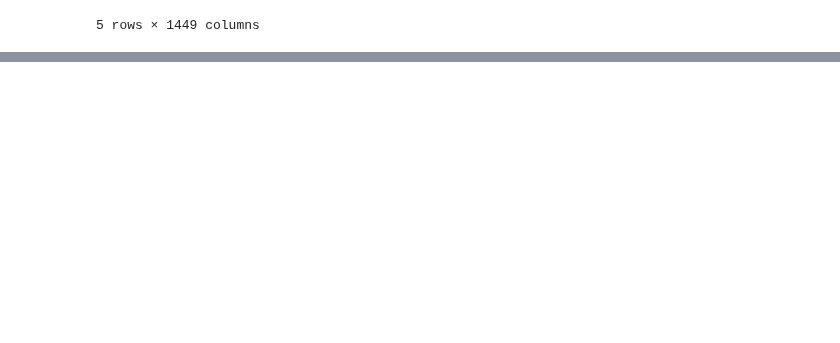
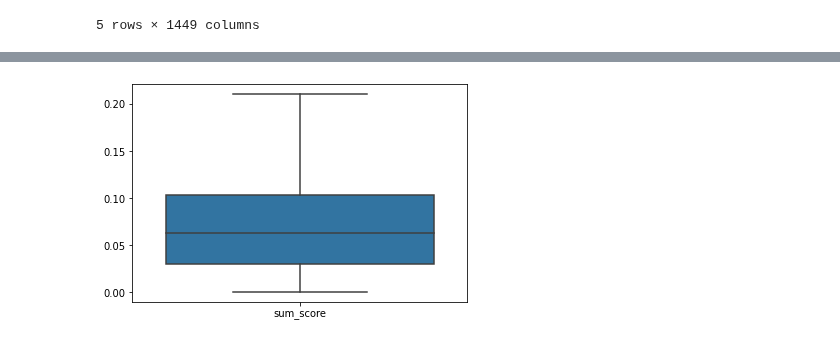
Before and after one commit to Payal-dh/ParkinsonsProgressionModel, a Jupyter notebook: Machine Learning .ipynb, the cells around one changed output, grey strips where cells are left out. Drawn from its saved outputs; the diff is of its cells as text; code cells hidden in the pictures; blank space fills up the shorter version.

```diff
--- a/Machine Learning .ipynb
+++ b/Machine Learning .ipynb
@@ -25,3 +25,6 @@ df.head()
 | 3 | 36 | 17.0 | 18.0 | 51.0 | 0.0 | 1 | 10671500.0 | 58108.4 | ... |
 | 4 | 6 | 8.0 | 2.0 | 21.0 | 0.0 | 0 | 6177730.0 | 42682.6 | ... |
 5 rows × 1449 columns
+# %%
+df['sum_score'] = df[df.filter(regex = 'updrs').columns].sum(axis = 1)
+df.drop(df.filter(regex = 'updrs').columns, axis = 1, inplace = True)
@@ -27,0 +35,4 @@ df.head()
+# %%
+corr_ = abs(df.corr()[['sum_score']])
+corr_ = corr_.sort_values(by = 'sum_score', ascending = False)
+corr_ = corr_[corr_.index != 'sum_score']
@@ -27,0 +60,5 @@ df.head()
+# %%
+sns.boxplot(data = corr_, showfliers = False)
+plt.show()
+# %% [output]
+[figure, added]
```
Also changed, not shown: parts of 13 cells of this notebook, 2 other files.
